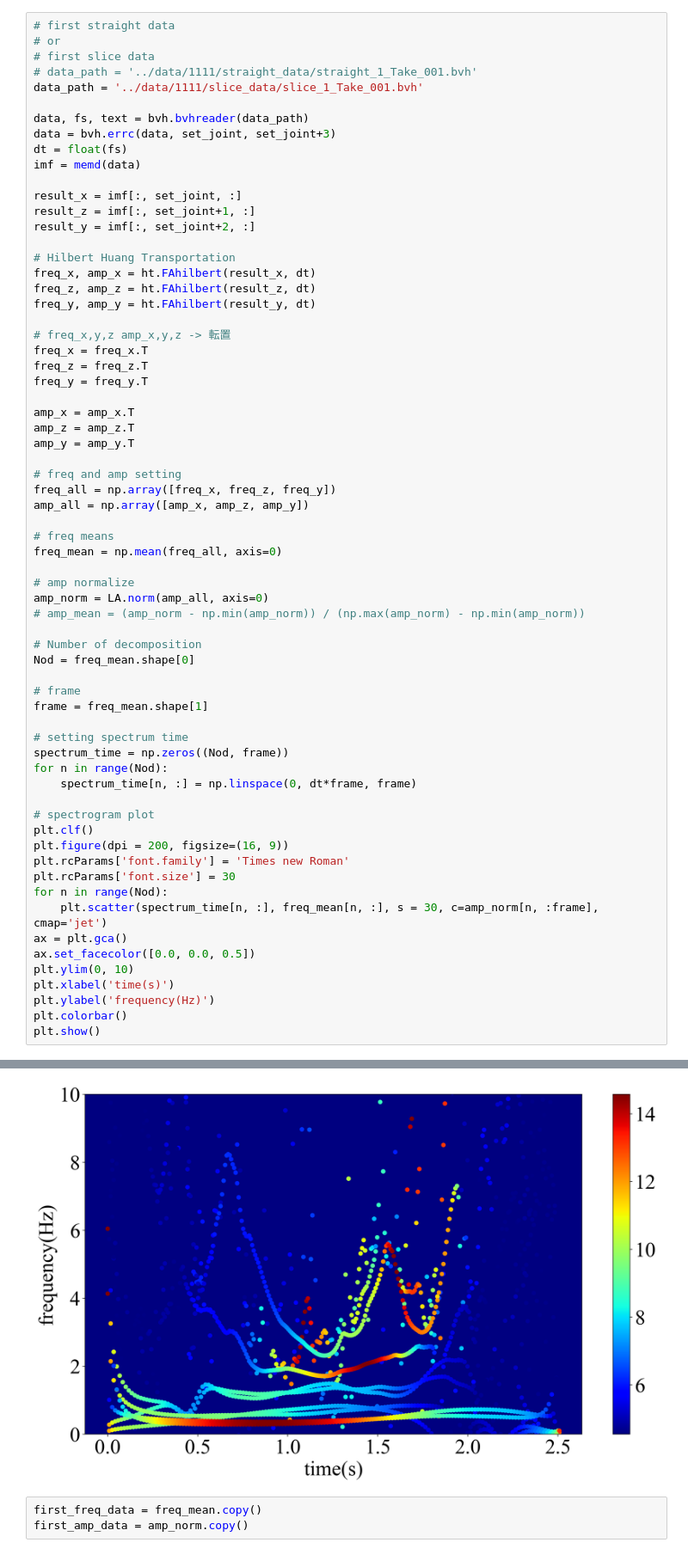
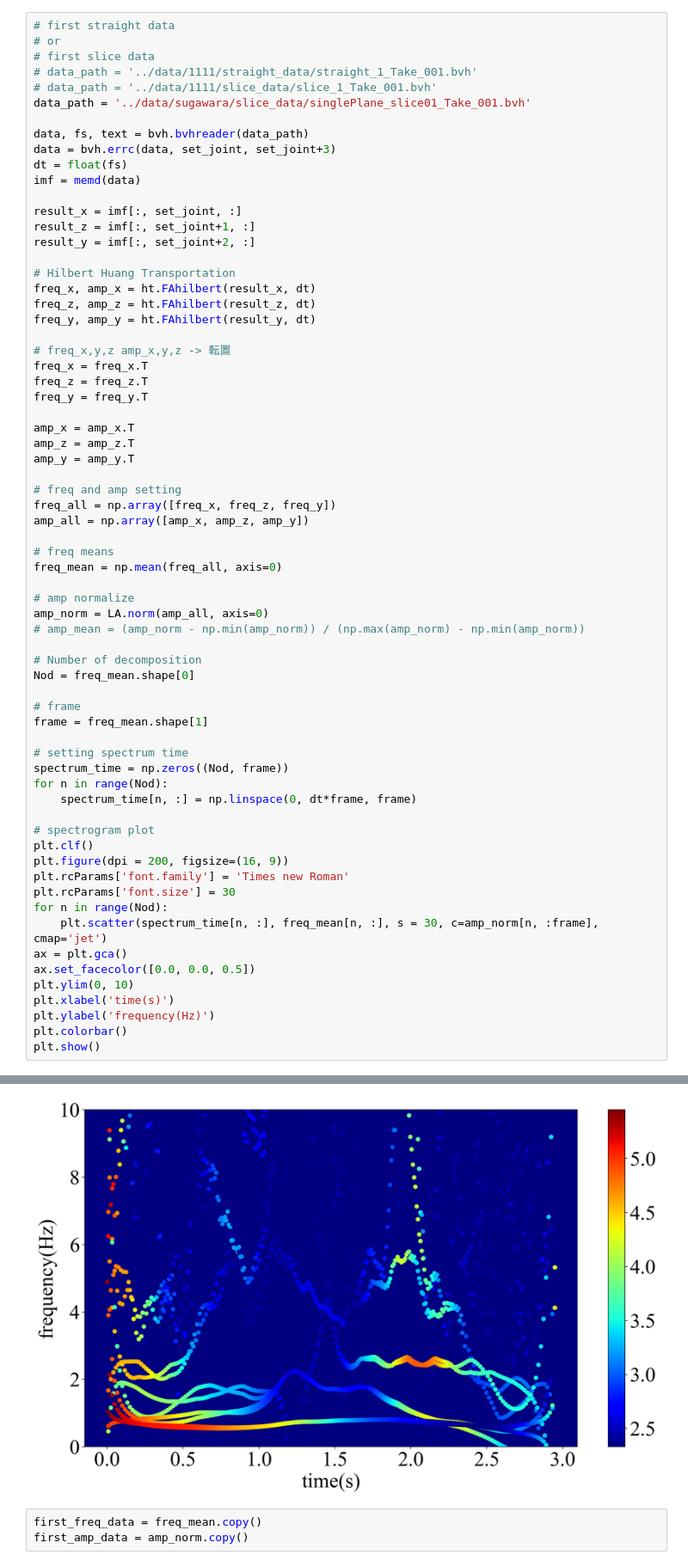
Before and after one commit to chudai8141/golf2, a Jupyter notebook: GolfMEMD/hht_calculation.ipynb, the cells around one changed output, grey strips where cells are left out. Shown at 86% size. Cells and saved outputs as stored; diff of their text form.

```diff
--- a/GolfMEMD/hht_calculation.ipynb
+++ b/GolfMEMD/hht_calculation.ipynb
@@ -66,7 +100,8 @@ slice_data
 # or
 # first slice data
 # data_path = '../data/1111/straight_data/straight_1_Take_001.bvh'
-data_path = '../data/1111/slice_data/slice_1_Take_001.bvh'
+# data_path = '../data/1111/slice_data/slice_1_Take_001.bvh'
+data_path = '../data/sugawara/slice_data/singlePlane_slice01_Take_001.bvh'
 
 data, fs, text = bvh.bvhreader(data_path)
 data = bvh.errc(data, set_joint, set_joint+3)
@@ -102,34 +137,34 @@ freq_mean = np.mean(freq_all, axis=0)
 amp_norm = LA.norm(amp_all, axis=0)
 # amp_mean = (amp_norm - np.min(amp_norm)) / (np.max(amp_norm) - np.min(amp_norm))
 
 # Number of decomposition
 Nod = freq_mean.shape[0]
 
 # frame
 frame = freq_mean.shape[1]
 
 # setting spectrum time
 spectrum_time = np.zeros((Nod, frame))
 for n in range(Nod):
     spectrum_time[n, :] = np.linspace(0, dt*frame, frame)
 
 # spectrogram plot
 plt.clf()
 plt.figure(dpi = 200, figsize=(16, 9))
 plt.rcParams['font.family'] = 'Times new Roman'
 plt.rcParams['font.size'] = 30
 for n in range(Nod):
     plt.scatter(spectrum_time[n, :], freq_mean[n, :], s = 30, c=amp_norm[n, :frame], cmap='jet')
 ax = plt.gca()
 ax.set_facecolor([0.0, 0.0, 0.5])
 plt.ylim(0, 10)
 plt.xlabel('time(s)')
 plt.ylabel('frequency(Hz)')
 plt.colorbar()
 plt.show()
 # %% [output]
 <Figure size 432x288 with 0 Axes>
-[figure, old version]
+[figure, new version]
 # %%
 first_freq_data = freq_mean.copy()
 first_amp_data = amp_norm.copy()
```
Also changed, not shown: parts of 6 cells of this notebook.
